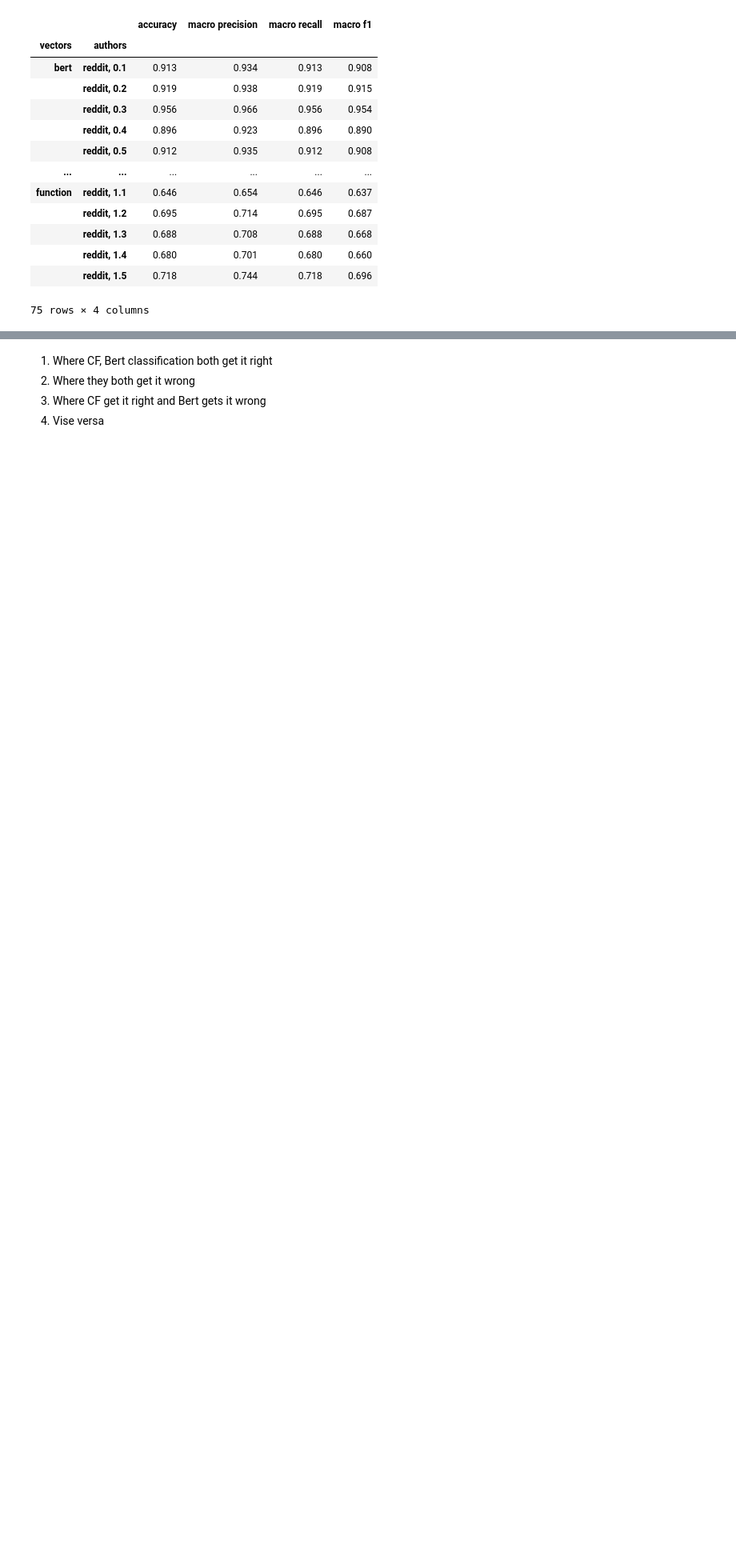
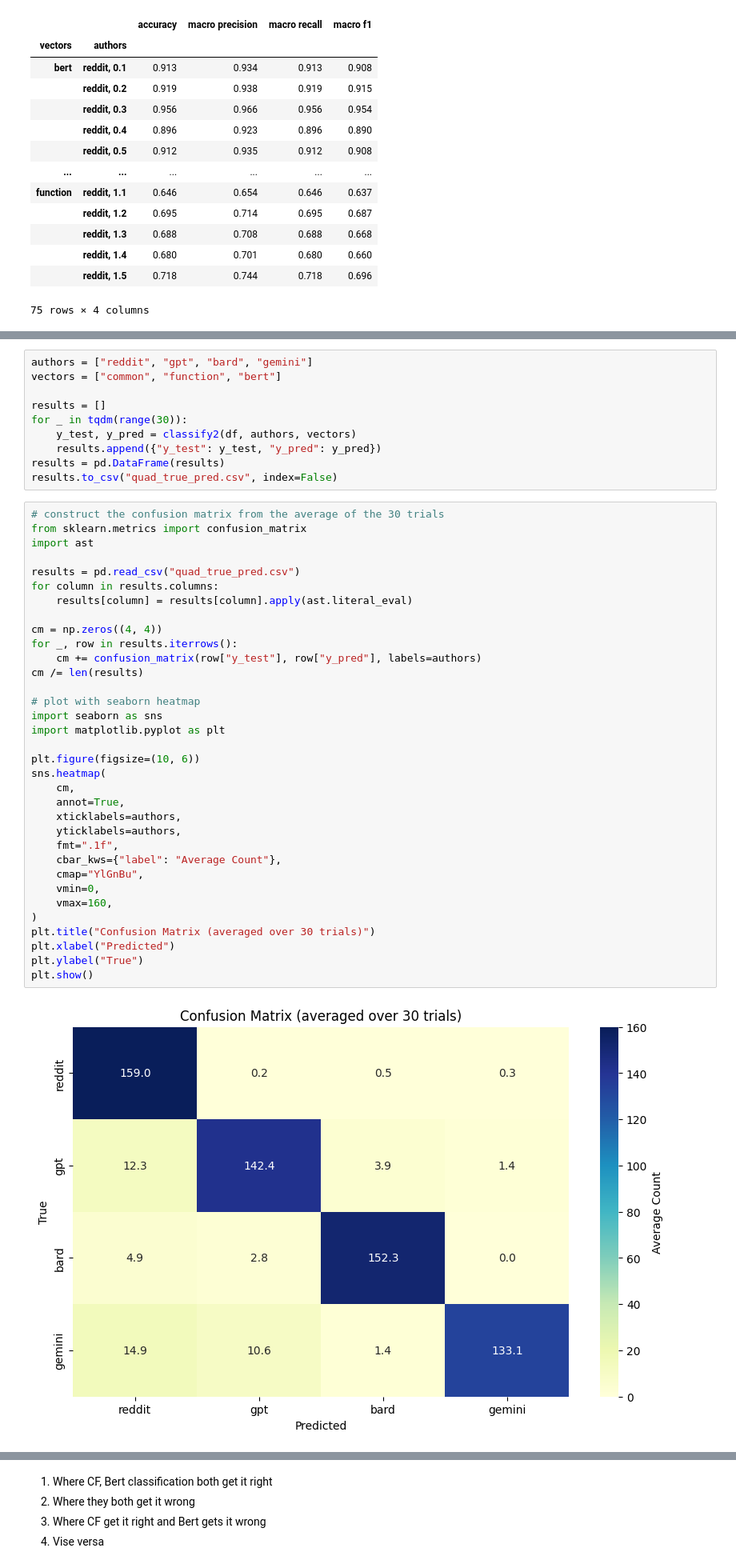
Before and after one commit to harrison-f-stropkay/llm-style, a Jupyter notebook: classification.ipynb, the cells around one changed output, grey strips where cells are left out. Shown at 80% size. Saved outputs shown, nothing was run; the diff lists cells and outputs as text; blank space fills up the shorter version.

```diff
--- a/classification.ipynb
+++ b/classification.ipynb
@@ -597 +756,47 @@ temps_results
+# %%
+authors = ["reddit", "gpt", "bard", "gemini"]
+vectors = ["common", "function", "bert"]
+
+results = []
+for _ in tqdm(range(30)):
+    y_test, y_pred = classify2(df, authors, vectors)
+    results.append({"y_test": y_test, "y_pred": y_pred})
+results = pd.DataFrame(results)
+results.to_csv("quad_true_pred.csv", index=False)
+# %%
+# construct the confusion matrix from the average of the 30 trials
+from sklearn.metrics import confusion_matrix
+import ast
+
+results = pd.read_csv("quad_true_pred.csv")
+for column in results.columns:
+    results[column] = results[column].apply(ast.literal_eval)
+
+cm = np.zeros((4, 4))
+for _, row in results.iterrows():
+    cm += confusion_matrix(row["y_test"], row["y_pred"], labels=authors)
+cm /= len(results)
+
+# plot with seaborn heatmap
+import seaborn as sns
+import matplotlib.pyplot as plt
+
+plt.figure(figsize=(10, 6))
+sns.heatmap(
+    cm,
+    annot=True,
+    xticklabels=authors,
+    yticklabels=authors,
+    fmt=".1f",
+    cbar_kws={"label": "Average Count"},
+    cmap="YlGnBu",
+    vmin=0,
+    vmax=160,
+)
+plt.title("Confusion Matrix (averaged over 30 trials)")
+plt.xlabel("Predicted")
+plt.ylabel("True")
+plt.show()
+# %% [output]
+[figure, added]
 # %% [markdown]
```
Also changed, not shown: parts of 26 cells of this notebook, 3 other files.
